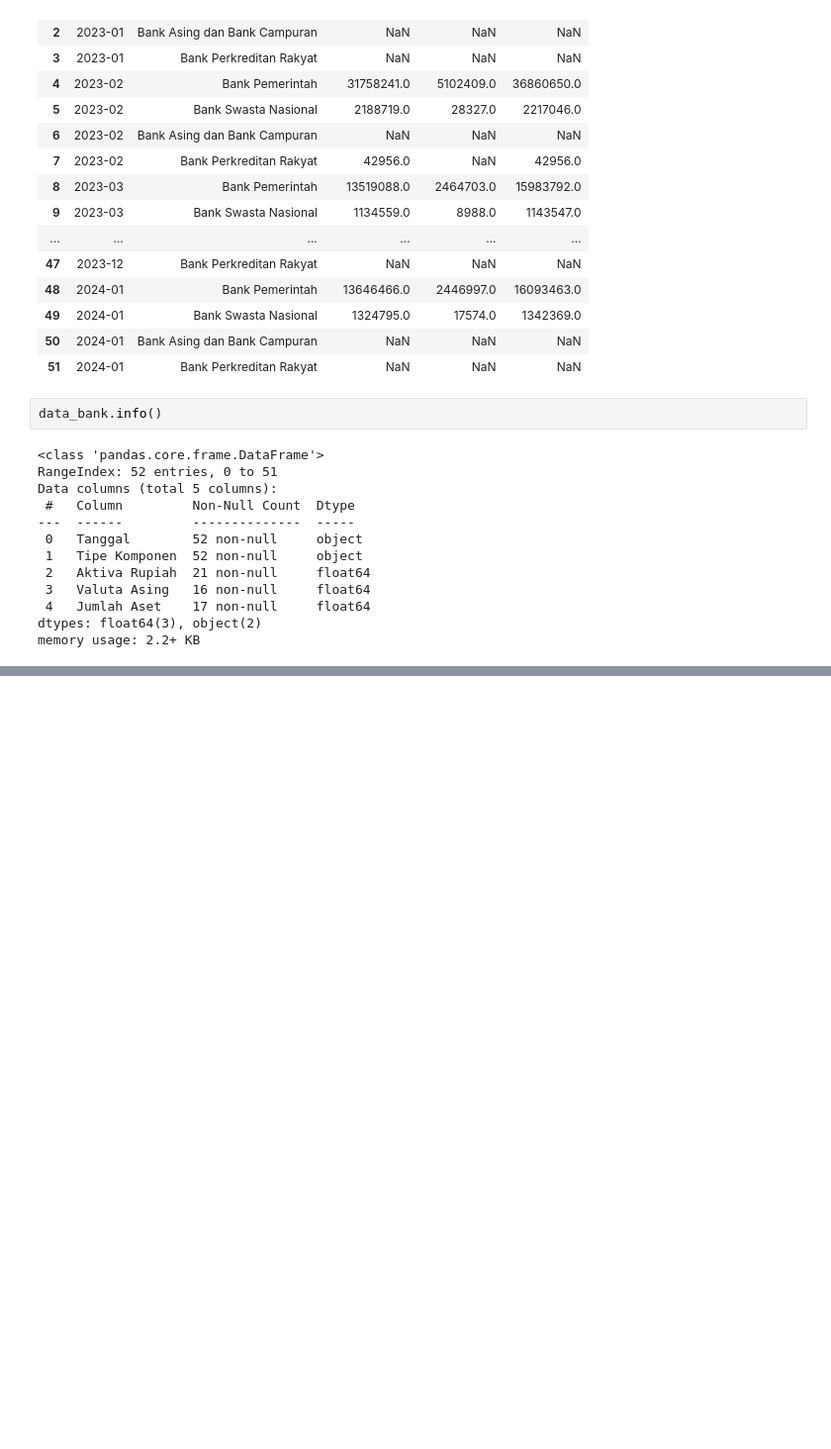
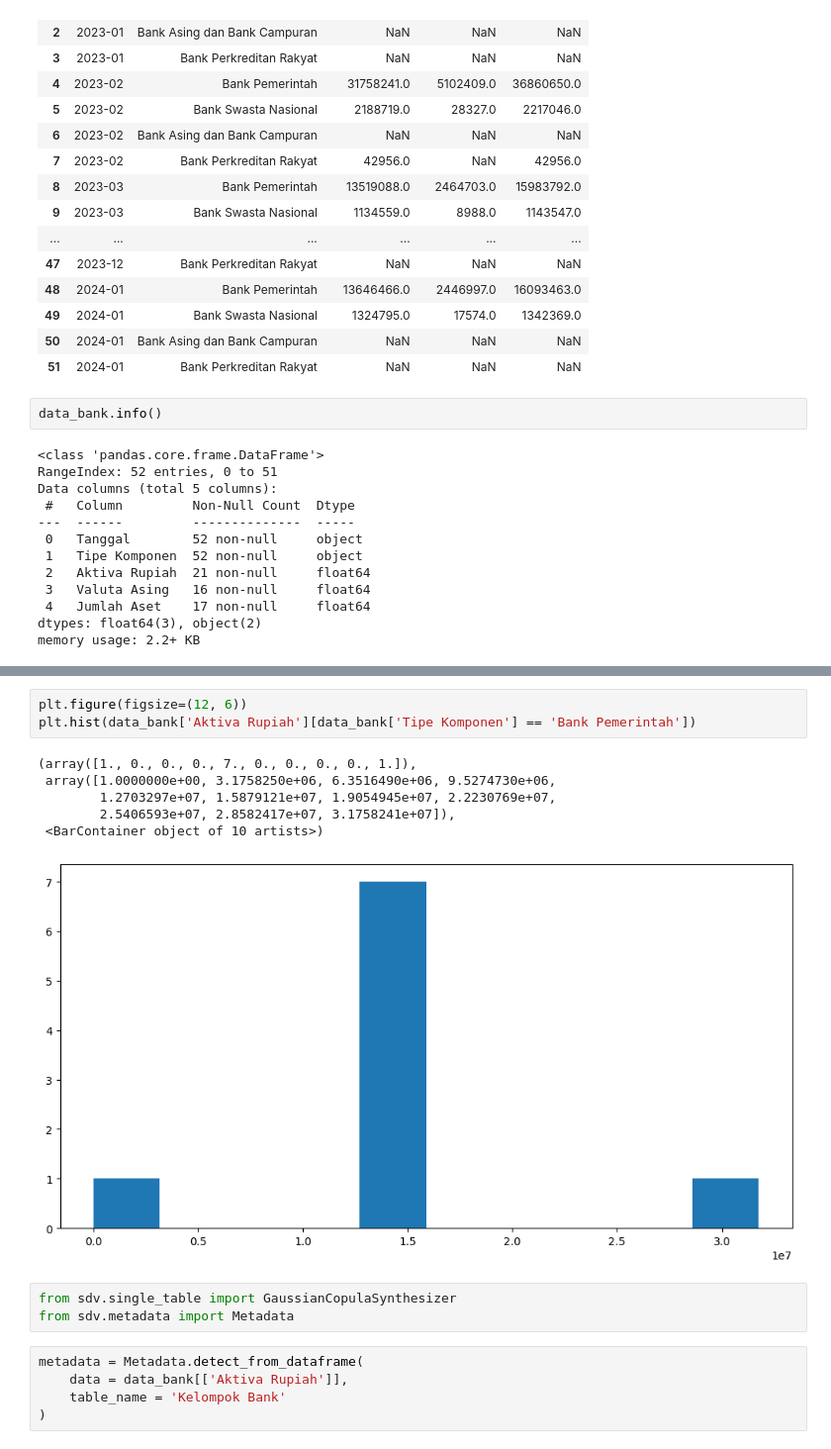
Before and after one commit to nozpera/data-cleaning-process, a Jupyter notebook: case-1/case-1.ipynb, the cells around one changed output, grey strips where cells are left out. Shown at 99% size. Cells and saved outputs as stored; diff of their text form; blank space fills up the shorter version.

```diff
--- a/case-1/case-1.ipynb
+++ b/case-1/case-1.ipynb
@@ -141,0 +243,18 @@ memory usage: 2.2+ KB
+# %%
+plt.figure(figsize=(12, 6))
+plt.hist(data_bank['Aktiva Rupiah'][data_bank['Tipe Komponen'] == 'Bank Pemerintah'])
+# %% [output]
+(array([1., 0., 0., 0., 7., 0., 0., 0., 0., 1.]),
+ array([1.0000000e+00, 3.1758250e+06, 6.3516490e+06, 9.5274730e+06,
+        1.2703297e+07, 1.5879121e+07, 1.9054945e+07, 2.2230769e+07,
+        2.5406593e+07, 2.8582417e+07, 3.1758241e+07]),
+ <BarContainer object of 10 artists>)
+[figure, added]
+# %%
+from sdv.single_table import GaussianCopulaSynthesizer
+from sdv.metadata import Metadata
+# %%
+metadata = Metadata.detect_from_dataframe(
+    data = data_bank[['Aktiva Rupiah']],
+    table_name = 'Kelompok Bank'
+)
```
Also changed, not shown: parts of 15 cells of this notebook.
